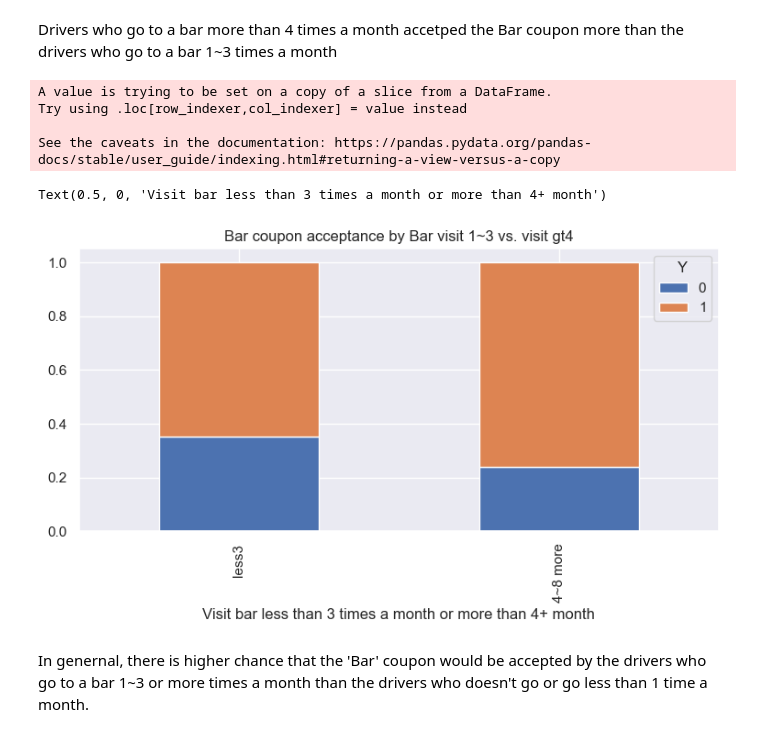
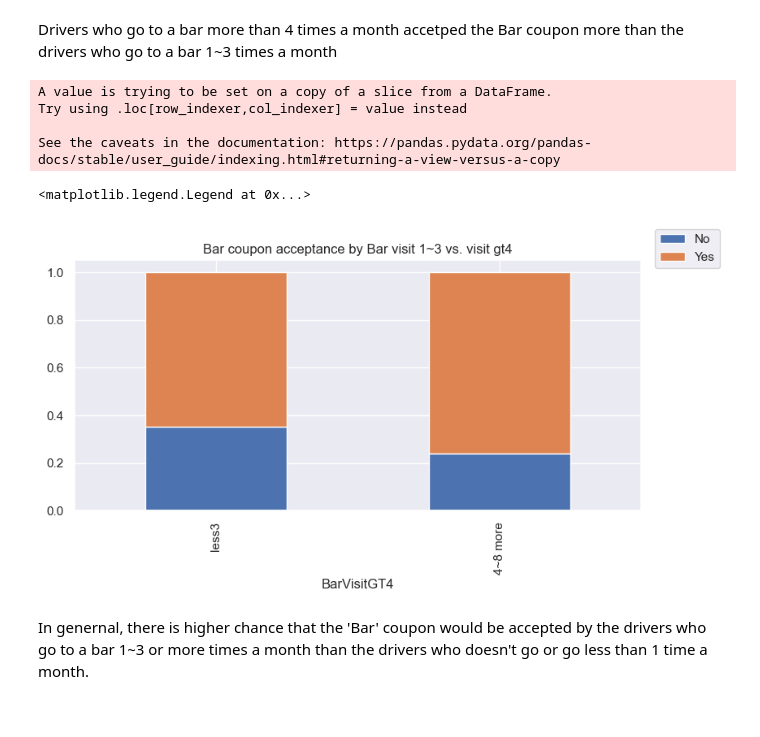
Before and after one commit to xlegend1024/kraftwork, a Jupyter notebook: assignment_5_1_starter/CouponAcceptanceAnalysis.ipynb, the cells around one changed output. Drawn from its saved outputs; the diff is of its cells as text; code cells hidden in the pictures.

```diff
--- a/assignment_5_1_starter/CouponAcceptanceAnalysis.ipynb
+++ b/assignment_5_1_starter/CouponAcceptanceAnalysis.ipynb
@@ -367,20 +367,23 @@ Drivers who go to a bar more than 4 times a month accetped the Bar coupon more t
 # %%
 # ["never", "less1", "1~3", "4~8", "gt8"]
 
 # add a column that represents a driver who go to a bar more than 4 time a month
 dfCoupons["BarVisitGT4"] = dfCoupons["Bar"]\
     .apply(lambda x: "4~8 more" if ((x == "4~8") or (x == "gt8")) else "less3")
 
 # Use the "BarVisitGG4" to compare two groups, the group where Bar is 1~3 and another group where Bar is 4~8 or gt8
-(dfCoupons.query("Bar not in ['never', 'less1',]").groupby(["BarVisitGT4", "Y"]).size()/dfCoupons.query("Bar not in ['never', 'less1',]").groupby(["BarVisitGT4"]).size()).unstack().loc[["less3", "4~8 more"]]\
-    .plot.bar(stacked=True, title="Bar coupon acceptance by Bar visit 1~3 vs. visit gt4", legend=True).set_xlabel("Visit bar less than 3 times a month or more than 4+ month")
+ax_ = (dfCoupons.query("Bar not in ['never', 'less1',]").groupby(["BarVisitGT4", "Y"]).size()/dfCoupons.query("Bar not in ['never', 'less1',]").groupby(["BarVisitGT4"]).size()).unstack().loc[["less3", "4~8 more"]]\
+    .plot.bar(stacked=True, title="Bar coupon acceptance by Bar visit 1~3 vs. visit gt4", legend=True)
+
+# ax_.set_xlabel("Visit bar less than 3 times a month or more than 4+ month")
+ax_.legend(["No", "Yes"], loc=1, bbox_to_anchor=(0.6,0.6,0.55,0.55))
 # %% [output]
 A value is trying to be set on a copy of a slice from a DataFrame.
 Try using .loc[row_indexer,col_indexer] = value instead
 
 See the caveats in the documentation: https://pandas.pydata.org/pandas-docs/stable/user_guide/indexing.html#returning-a-view-versus-a-copy
-Text(0.5, 0, 'Visit bar less than 3 times a month or more than 4+ month')
+<matplotlib.legend.Legend at 0x...>
-[figure, old version]
+[figure, new version]
 # %% [markdown]
 In genernal, there is higher chance that the 'Bar' coupon would be accepted by the drivers who go to a bar 1~3 or more times a month than the drivers who doesn't go or go less than 1 time a month.
 # %% [markdown]
```
Also changed, not shown: parts of 6 cells of this notebook, 1 other file.
